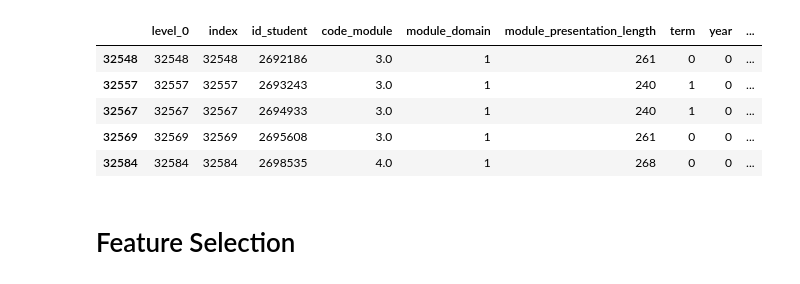
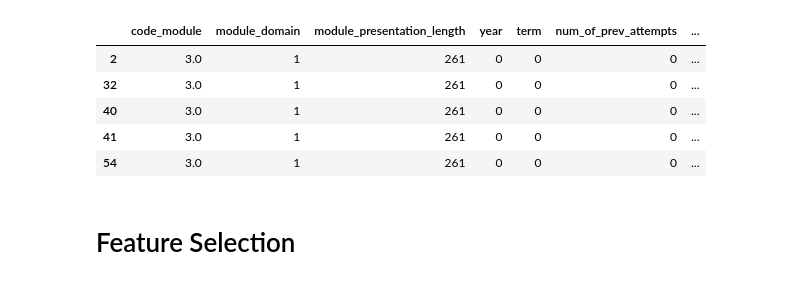
Before and after one commit to georgetown-analytics/University-Learning-Analytics, a Jupyter notebook: code/feature analysis/Feature Analysis 2.ipynb, the cells around one changed output. Drawn from its saved outputs; the diff is of its cells as text; code cells hidden in the pictures.

```diff
--- a/code/feature analysis/Feature Analysis 2.ipynb
+++ b/code/feature analysis/Feature Analysis 2.ipynb
@@ -39,8 +44,4 @@ pd.set_option('display.max_columns', 50)
 # %%
-# feature_list = df[['year','term','module_domain','region','gender','disability','half_sum_clicks',
-#                    'age_band','module_presentation_length','num_of_prev_attempts','final_result',
-#                    'highest_education','imd_band','studied_credits']]
-
-feature_list = df[['code_module', 'module_presentation_length','term', 'num_of_prev_attempts',
+df = df[['code_module', 'module_domain', 'module_presentation_length','year','term', 'num_of_prev_attempts',
                     'final_result', 'date_registration', 'disability', 'gender', 'age_band', 'region', 'highest_education',
-                    'imd_band', 'studied_credits', 'b4_sum_clicks', 'half_sum_clicks', 'code_module', 'std_half_score']]
+                    'imd_band', 'studied_credits', 'b4_sum_clicks', 'half_sum_clicks', 'std_half_score']]
@@ -56,11 +58,11 @@ feature_list = feature_list.dropna()
 #save dataset to desktop in CSV
 #df_temp.to_csv('dataset_not_mapped.csv')
 # %%
-feature_list.tail()
+feature_list.head()
 # %% [output]
-|  | level_0 | index | id_student | code_module | module_domain | module_presentation_length | term | year | ... |
-| 32548 | 32548 | 32548 | 2692186 | 3.0 | 1 | 261 | 0 | 0 | ... |
-| 32557 | 32557 | 32557 | 2693243 | 3.0 | 1 | 240 | 1 | 0 | ... |
-| 32567 | 32567 | 32567 | 2694933 | 3.0 | 1 | 240 | 1 | 0 | ... |
-| 32569 | 32569 | 32569 | 2695608 | 3.0 | 1 | 261 | 0 | 0 | ... |
-| 32584 | 32584 | 32584 | 2698535 | 4.0 | 1 | 268 | 0 | 0 | ... |
+|  | code_module | module_domain | module_presentation_length | year | term | num_of_prev_attempts | ... |
+| 2 | 3.0 | 1 | 261 | 0 | 0 | 0 | ... |
+| 32 | 3.0 | 1 | 261 | 0 | 0 | 0 | ... |
+| 40 | 3.0 | 1 | 261 | 0 | 0 | 0 | ... |
+| 41 | 3.0 | 1 | 261 | 0 | 0 | 0 | ... |
+| 54 | 3.0 | 1 | 261 | 0 | 0 | 0 | ... |
```
Also changed, not shown: parts of 36 cells of this notebook.
